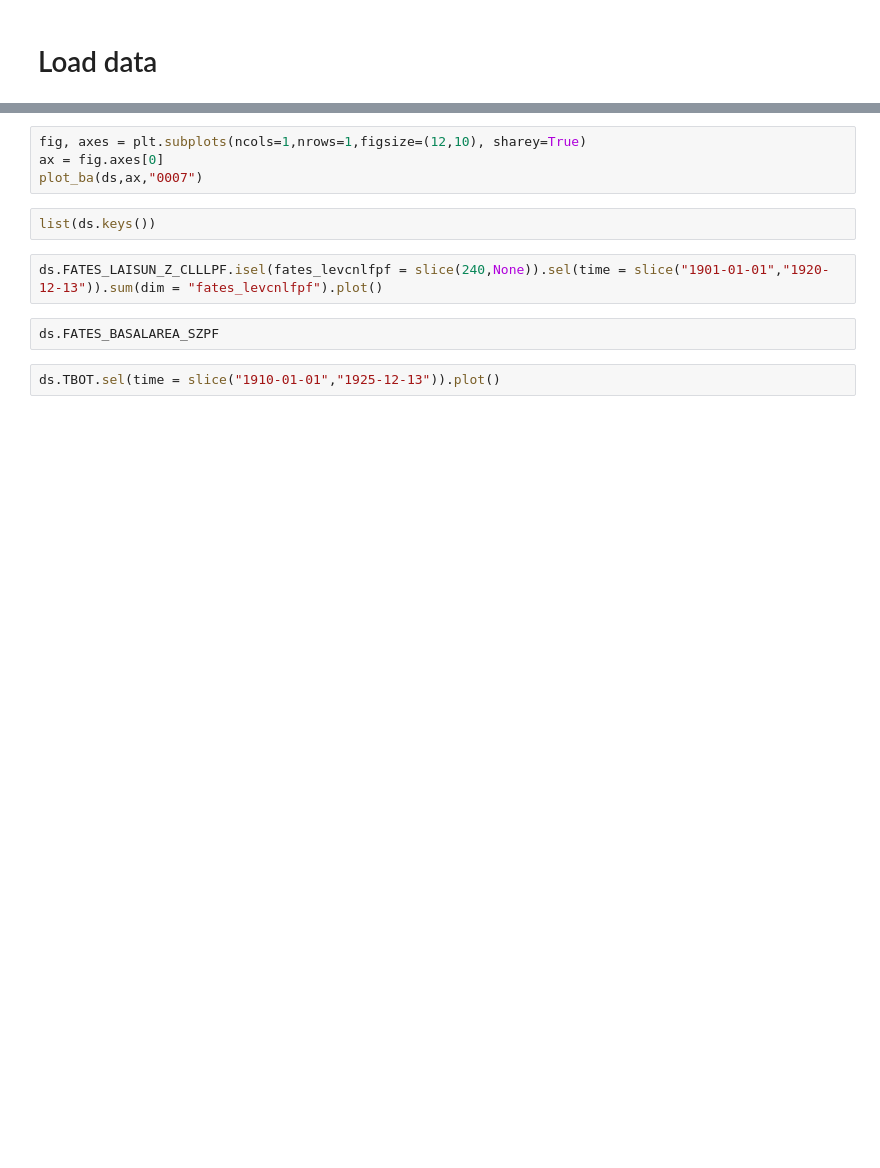
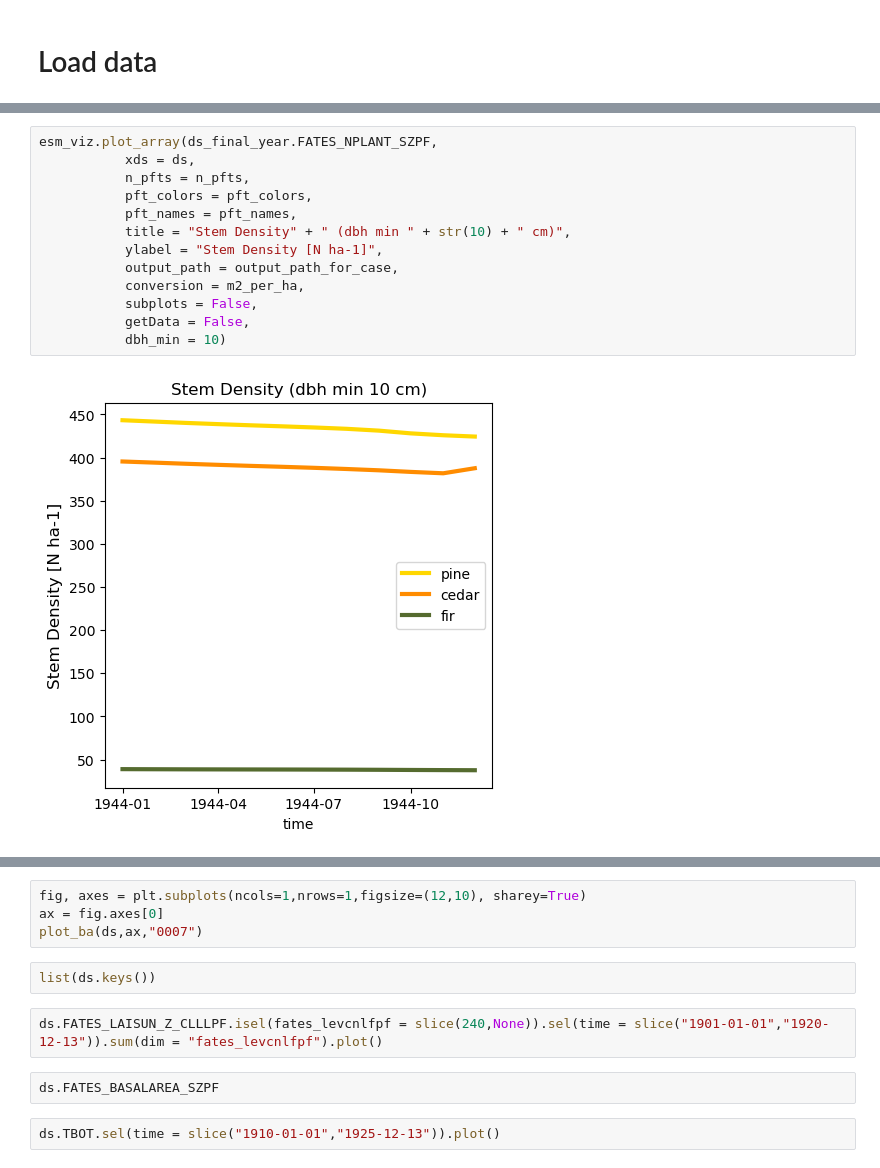
Before and after one commit to adamhb/Earth-System-Model-Tools, a Jupyter notebook: process_output/evaluate_single_site_simulation.ipynb, the cells around one changed output, grey strips where cells are left out. Saved outputs shown, nothing was run; the diff lists cells and outputs as text; blank space fills up the shorter version.

```diff
--- a/process_output/evaluate_single_site_simulation.ipynb
+++ b/process_output/evaluate_single_site_simulation.ipynb
@@ -154,0 +242,15 @@ Total AGB: 0.0007882639765739441
+# %%
+esm_viz.plot_array(ds_final_year.FATES_NPLANT_SZPF,
+           xds = ds,
+           n_pfts = n_pfts,
+           pft_colors = pft_colors,
+           pft_names = pft_names,
+           title = "Stem Density" + " (dbh min " + str(10) + " cm)",
+           ylabel = "Stem Density [N ha-1]",
+           output_path = output_path_for_case,
+           conversion = m2_per_ha,
+           subplots = False,
+           getData = False,
+           dbh_min = 10)
+# %% [output]
+[figure, added]
```
Also changed, not shown: parts of 45 cells of this notebook, 4 other files.
